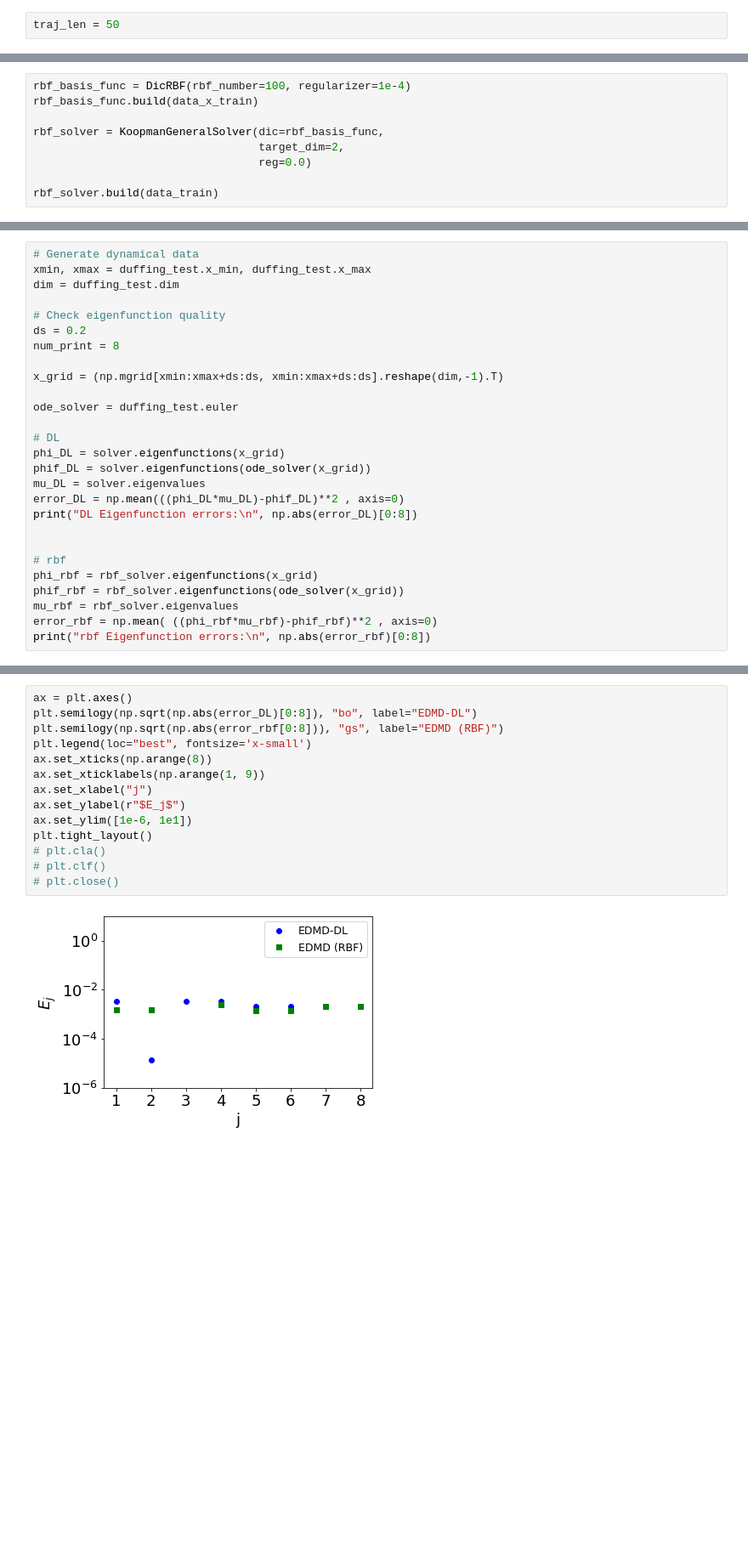
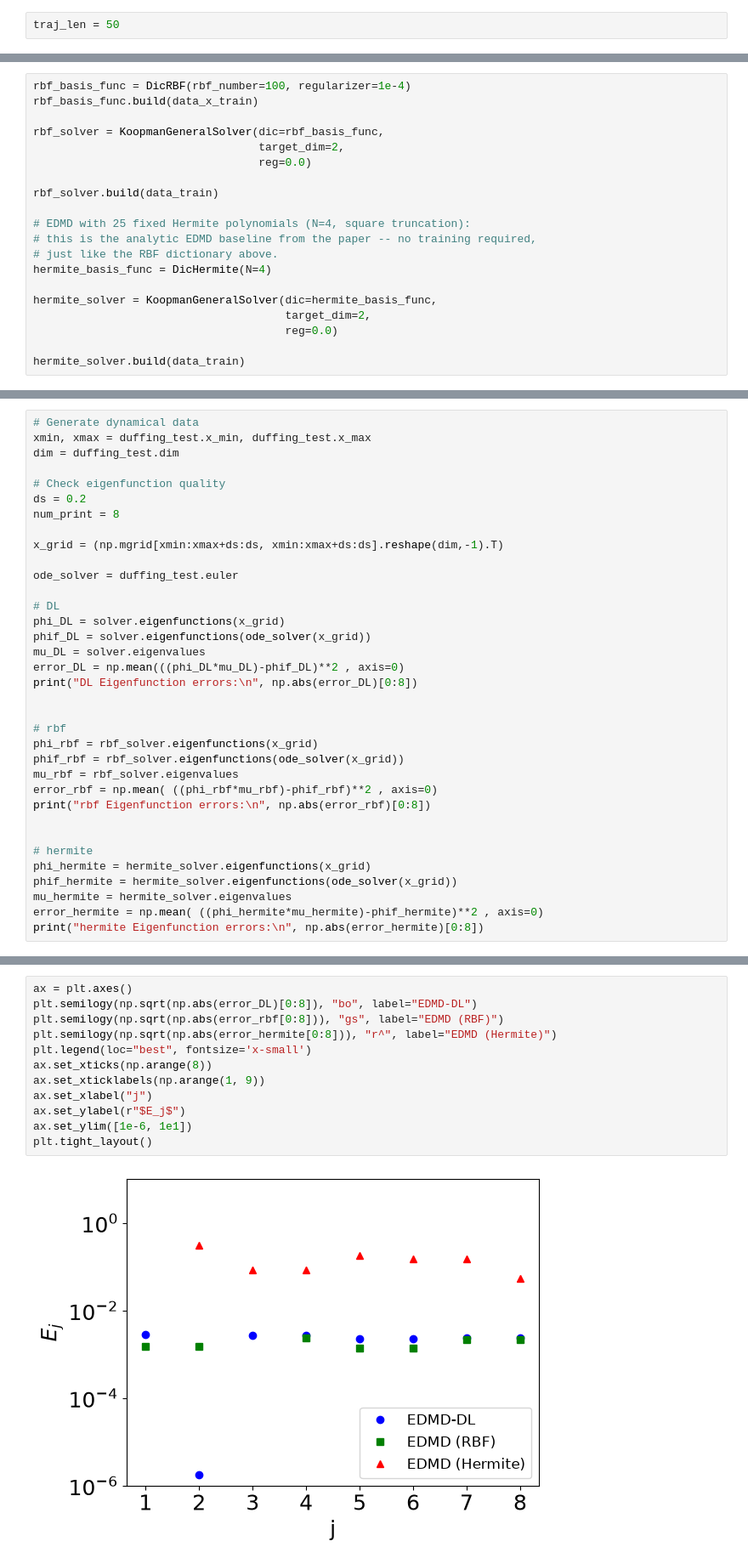
Before and after one commit to MLDS-NUS/KoopmanDL, a Jupyter notebook: examples/duffing_demo.ipynb, the cells around one changed output, grey strips where cells are left out. Shown at 85% size. Drawn from its saved outputs; the diff is of its cells as text; blank space fills up the shorter version.

```diff
--- a/examples/duffing_demo.ipynb
+++ b/examples/duffing_demo.ipynb
@@ -103,5 +141,16 @@ rbf_solver = KoopmanGeneralSolver(dic=rbf_basis_func,
                                   reg=0.0)
 
 rbf_solver.build(data_train)
+
+# EDMD with 25 fixed Hermite polynomials (N=4, square truncation):
+# this is the analytic EDMD baseline from the paper -- no training required,
+# just like the RBF dictionary above.
+hermite_basis_func = DicHermite(N=4)
+
+hermite_solver = KoopmanGeneralSolver(dic=hermite_basis_func,
+                                      target_dim=2,
+                                      reg=0.0)
+
+hermite_solver.build(data_train)
 # %%
 # Plot eigenvalues
@@ -200,5 +254,13 @@ phif_rbf = rbf_solver.eigenfunctions(ode_solver(x_grid))
 mu_rbf = rbf_solver.eigenvalues
 error_rbf = np.mean( ((phi_rbf*mu_rbf)-phif_rbf)**2 , axis=0)
 print("rbf Eigenfunction errors:\n", np.abs(error_rbf)[0:8])
+
+
+# hermite
+phi_hermite = hermite_solver.eigenfunctions(x_grid)
+phif_hermite = hermite_solver.eigenfunctions(ode_solver(x_grid))
+mu_hermite = hermite_solver.eigenvalues
+error_hermite = np.mean( ((phi_hermite*mu_hermite)-phif_hermite)**2 , axis=0)
+print("hermite Eigenfunction errors:\n", np.abs(error_hermite)[0:8])
 # %% [output]
 DL Eigenfunction errors:
@@ -210,19 +275,17 @@ rbf Eigenfunction errors:
 # %%
 ax = plt.axes()
 plt.semilogy(np.sqrt(np.abs(error_DL)[0:8]), "bo", label="EDMD-DL")
 plt.semilogy(np.sqrt(np.abs(error_rbf[0:8])), "gs", label="EDMD (RBF)")
+plt.semilogy(np.sqrt(np.abs(error_hermite[0:8])), "r^", label="EDMD (Hermite)")
 plt.legend(loc="best", fontsize='x-small')
 ax.set_xticks(np.arange(8))
 ax.set_xticklabels(np.arange(1, 9))
 ax.set_xlabel("j")
 ax.set_ylabel(r"$E_j$")
 ax.set_ylim([1e-6, 1e1])
 plt.tight_layout()
-# plt.cla()
-# plt.clf()
-# plt.close()
 # %% [output]
-[figure, old version]
+[figure, new version]
 # %%
 # Number of outputs vs reconstruction accuracy
 dic_dims = [0, 1, 5, 10, 25, 50, 100]
```
Also changed, not shown: parts of 13 cells of this notebook, 7 other files.
